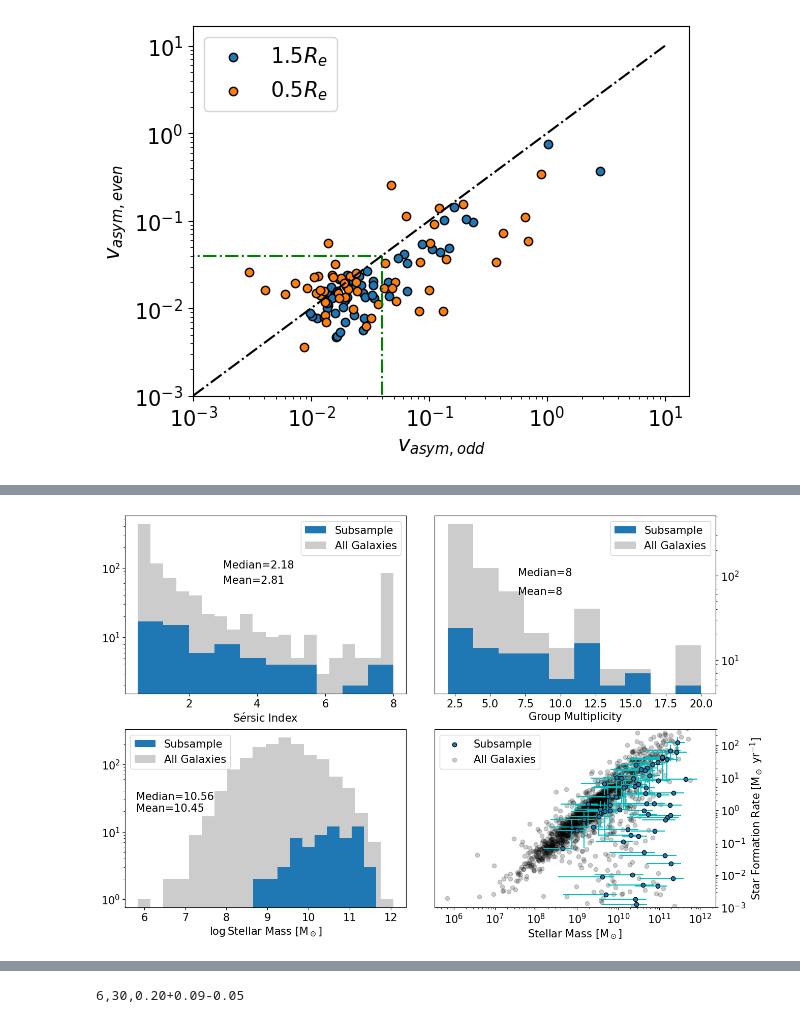
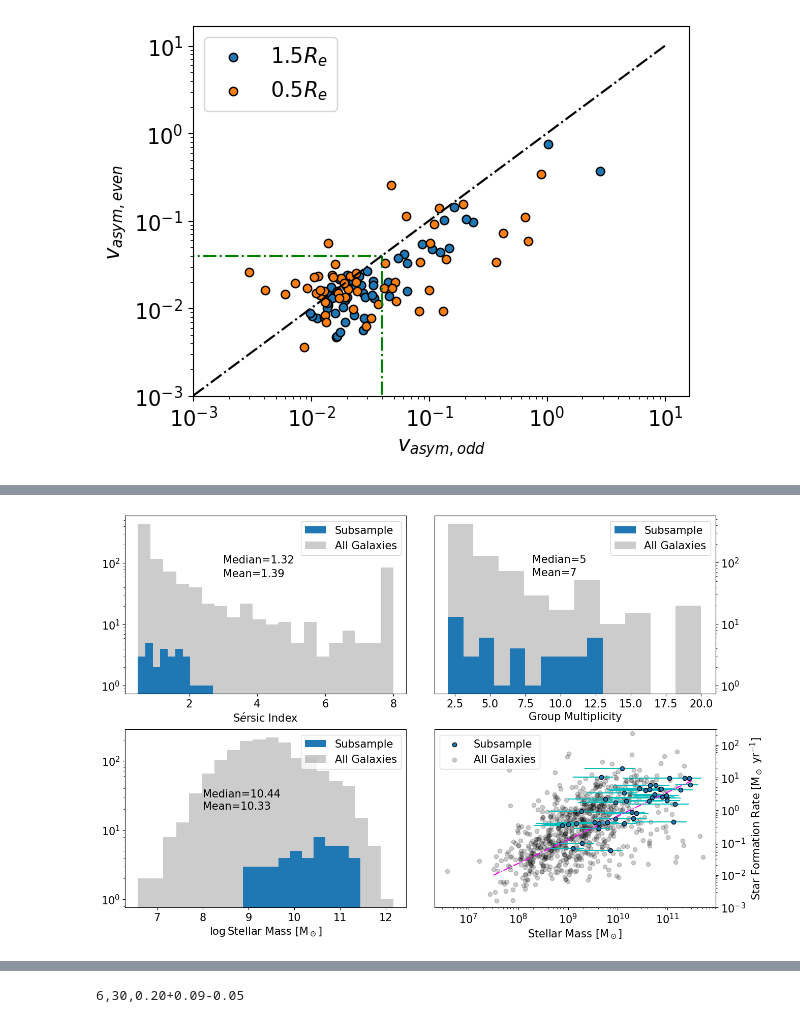
Before and after one commit to r-bagge/MAGPI_kinematics, a Jupyter notebook: plots_n_stuff.ipynb, the cells around one changed output, grey strips where cells are left out. Cells and saved outputs as stored; diff of their text form; code cells hidden in the pictures.

```diff
--- a/plots_n_stuff.ipynb
+++ b/plots_n_stuff.ipynb
@@ -136,8 +163,8 @@ p2=ax2.imshow(file[5].data,vmin=-120,vmax=120,cmap="cmr.redshift")
 p3=ax3.imshow(file[6].data,vmin=-120,vmax=120,cmap="cmr.redshift")
 for p,ax,label in zip([p1,p2,p3],[ax1,ax2,ax3],[r"Data [kms$^{-1}$]",r"M2 [kms$^{-1}$]",r"M3 [kms$^{-1}$]"]):
     plt.colorbar(p,ax=ax, label=label,pad=0.0,fraction=0.05, location="top")
-    ax.set_yticks([])
-    ax.set_xticks([])
+#     ax.set_yticks([])
+#     ax.set_xticks([])
     ax.set_xlim(17,57)
     ax.set_ylim(17,57)
     ax.add_patch(Circle(xy=(21,21),radius=pix,ec="k",fc="none"))
@@ -432,35 +484,25 @@ def clean_images(img, pa, a, b, img_err=None):
 # %%
-#sample = pd.read_csv("MAGPI_Emission_Lines/kinemetry_sample_M2.csv")
-sample = pd.read_csv("MAGPI_csv/MAGPI_kinemetry_sample.csv")
-#sample = sample.dropna()
-#sample = sample[sample["v_asym_stars"]/sample["v_asym_tot_err"]>3]
+sample = pd.read_csv("MAGPI_Emission_Lines/kinemetry_sample_M2.csv")
+#sample = pd.read_csv("MAGPI_csv/MAGPI_kinemetry_sample.csv")
+sample = sample.dropna()
+sample = sample[sample["v_asym_tot"]/sample["v_asym_tot_err"]>3]
 prospect = pd.read_csv("MAGPI_csv/MAGPI_ProSpectCat_v0.1.csv")
-MAGPI_ID_not = prospect["MAGPIID"].to_numpy()
-MAGPI_ID = sample["MAGPIID"].to_numpy()
 
 # SFMS & Mass
-file2 = pd.read_csv("MAGPI_csv/MAGPI_ProSpectCat_v0.1.csv")
-file3 = file2[file2["MAGPIID"].isin(sample["MAGPIID"])]
-file2 = file2[~file2["MAGPIID"].isin(sample["MAGPIID"])]
-file = sample[sample["MAGPIID"].isin(file3["MAGPIID"])]
-
-SFR = file3["SFRburst_median"].to_numpy()
-M_sol = file3["StellarMass_median"].to_numpy()
-M_sol_err = file3["StellarMass_16"].to_numpy()
-SFR_err = file3["SFRburst_16"].to_numpy()
-M_sol = M_sol[np.log10(SFR) > -3]
-M_sol_err = M_sol_err[np.log10(SFR) > -3]
-SFR_err = SFR_err[np.log10(SFR) > -3]
-SFR = SFR[np.log10(SFR) > -3]
-M_sol_2 = file2["StellarMass_median"].to_numpy()
-SFR_2 = file2["SFRburst_median"].to_numpy()
-M_sol_2 = M_sol_2[np.log10(SFR_2) > -3]
-SFR_2 = SFR_2[np.log10(SFR_2) > -3]
-#fit = scipy.stats.linregress(np.log10(M_sol_2), np.log10(SFR_2))
-xx = np.linspace(np.min(M_sol_2), np.max(M_sol_2))
-MS = (xx**(0.730)*(10**(-7.482)))
-bpt = pd.read_csv("MAGPI_csv/MAGPI_kinemetry_sample_BPT.csv")
-#SFR = bpt["SFR, dust corrected"].to_numpy()
+t = ascii.read("MAGPI_csv/MAGPI_Balmer_SFRs_onedspec.tbl")
+df=pd.DataFrame({"MAGPIID":np.array(t['MAGPI_ID']),
+                "SFR":np.array(t["SFR"]),
+                "SFR_err":np.array(t["SFR_err"])})
+df1 = df[df["MAGPIID"].isin(sample["MAGPIID"])]
+df2 = df[~df["MAGPIID"].isin(sample["MAGPIID"])]
+SFR = df1["SFR"].to_numpy()
+SFR_err = df1["SFR_err"].to_numpy()
+SFR_2 = df2["SFR"].to_numpy()
+M_sol = prospect[prospect["MAGPIID"].isin(sample["MAGPIID"])]["StellarMass_median"].to_numpy()
+M_sol_err = prospect[prospect["MAGPIID"].isin(sample["MAGPIID"])]["StellarMass_16"].to_numpy()
+M_sol_2 = prospect[prospect["MAGPIID"].isin(df2["MAGPIID"])]["StellarMass_median"].to_numpy()
+xx = np.logspace(7.5,11.5, 55)
+MS = (xx**0.730)*(10**-7.482)
 
 # Environment
 env = pd.read_csv("MAGPI_Emission_Lines/kinemetry_sample_env.csv")
@@ -495,37 +537,37 @@ ax1.legend()
 ax2.hist(N_Gals, label="Subsample", zorder=2)
 #ax2.hist(N_Gals_0, zorder=2, label="No Env. Metrics")
 ax2.hist(not_N_gals, label="All Galaxies", color="k", alpha=0.2, zorder=1)
 ax2.set_yscale("log")
 ax2.set_xlabel("Group Multiplicity")
-ax2.text(s=f"Median={np.median(N_Gals):.0f}", x=7, y=100)
-ax2.text(s=f"Mean={np.mean(N_Gals):.0f}", x=7, y=60)
+ax2.text(s=f"Median={np.median(N_Gals):.0f}", x=8, y=100)
+ax2.text(s=f"Mean={np.mean(N_Gals):.0f}", x=8, y=60)
 ax2.legend()
 ax2.set_xlim(1.05,21.05)
 # Mass
 ax3.hist(np.log10(M_sol), zorder=2, label="Subsample", bins=10)
 ax3.hist(np.log10(M_sol_2), label="All Galaxies", color="k", bins=20, alpha=0.2)
-ax3.text(s=f"Median={np.median(np.log10(M_sol)):.2f}", x=5.8, y=30)
-ax3.text(s=f"Mean={np.mean(np.log10(M_sol)):.2f}", x=5.8, y=20)
+ax3.text(s=f"Median={np.median(np.log10(M_sol)):.2f}", x=8, y=30)
+ax3.text(s=f"Mean={np.mean(np.log10(M_sol)):.2f}", x=8, y=20)
 #ax.set_xscale("log")
 ax3.set_yscale("log")
 ax3.set_xlabel(r"$\log$Stellar Mass [M$_\odot$]")
 ax3.legend()
 # SFMS
 ax4.scatter(M_sol, SFR, zorder=3, label="Subsample", ec="k")
 ax4.errorbar(M_sol, SFR, xerr=M_sol_err, yerr=SFR_err, zorder=2, fmt=".c", ls="")
 ax4.scatter(M_sol_2, SFR_2, zorder=1, alpha=0.2, c="k", label="All Galaxies")
-#ax4.plot(xx, MS, ls="dashdot", c="magenta")
+ax4.plot(xx, MS, ls="dashdot", c="magenta")
 ax4.set_xscale("log")
 ax4.set_yscale("log")
 ax4.set_ylim(0.001, 300)
 ax4.set_xlabel(r"Stellar Mass [M$_\odot$]")
 ax4.set_ylabel(r"Star Formation Rate [M$_\odot$ yr$^{-1}$]")
 ax4.legend()
 for ax in [ax2, ax4]:
     ax.yaxis.tick_right()
     ax.yaxis.set_label_position("right")
 plt.subplots_adjust(hspace=0.2, wspace=0.1)
 plt.savefig("plots/SFMS_Mass_Sersic_Env.pdf", bbox_inches="tight")
 # %% [output]
-[figure, old version]
+[figure, new version]
 # %%
```
Also changed, not shown: parts of 48 cells of this notebook.
